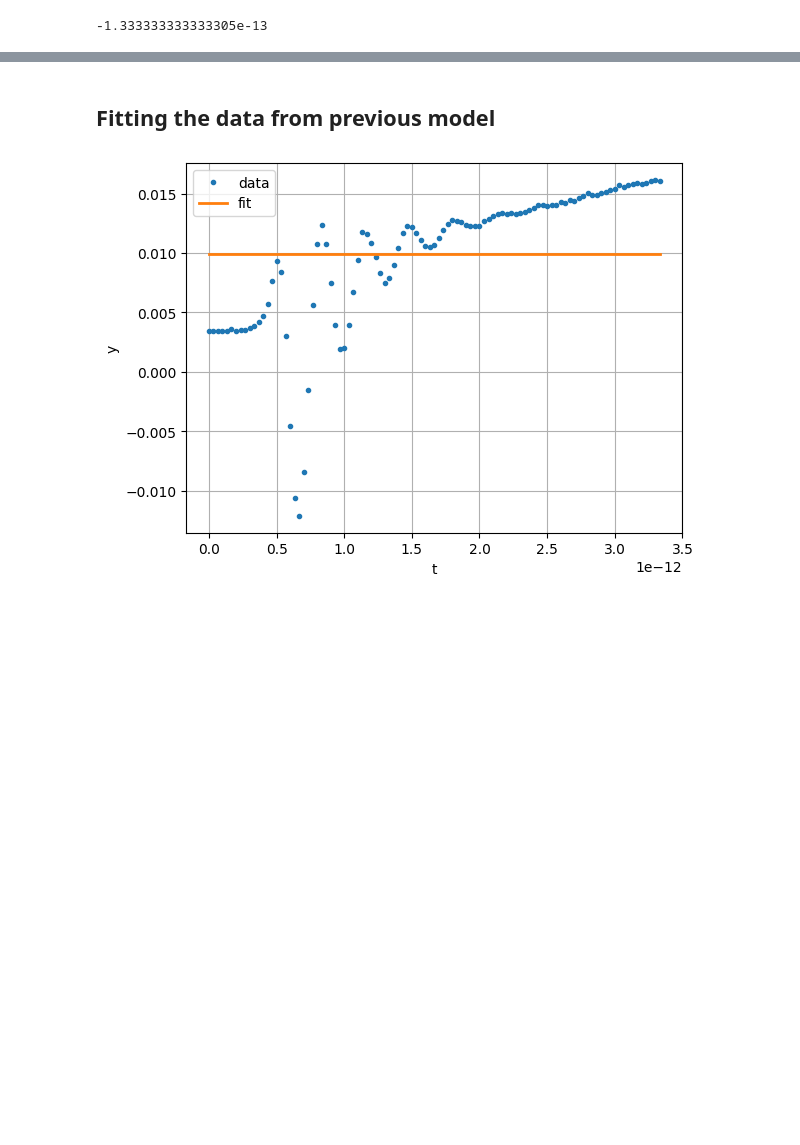
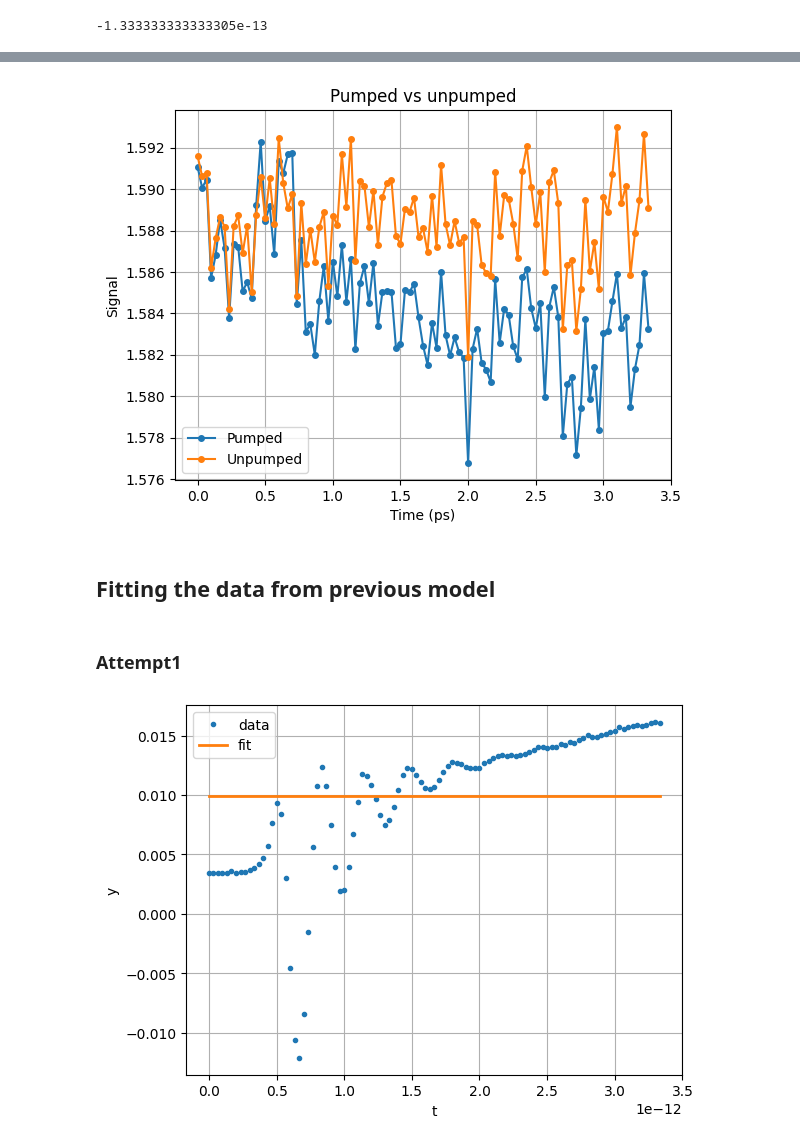
Before and after one commit to VictorC-dot/GeTe_Spectro_Simulation, a Jupyter notebook: Model_2D_Spectro.ipynb, the cells around one changed output, grey strips where cells are left out. Drawn from its saved outputs; the diff is of its cells as text; code cells hidden in the pictures; blank space fills up the shorter version.

```diff
--- a/Model_2D_Spectro.ipynb
+++ b/Model_2D_Spectro.ipynb
@@ -1395,5 +1399,41 @@ plt.show()
+# %%
+### Checking first scan (to know if we should use final_result or s_final_result)
+
+test_key = "20260430_111424"
+df = dfs[test_key]
+
+# Use one position column (assuming all scans share the same positions)
+t = df["time"]*10**12
+
+# Global result and its standard deviation
+y_on = df["value_pumped_diode0_scan1"]
+y_off = df["value_unpumped_diode0_scan1"]
+
+# Create figure
+plt.figure()
+
+# Plot the main curve (line + markers)
+plt.plot(t, y_on, 'o-', markersize=4, label="Pumped")
+plt.plot(t, y_off, 'o-', markersize=4, label="Unpumped")
+
+
+# Labels and title
+plt.xlabel("Time (ps)")
+plt.ylabel("Signal")
+plt.title("Pumped vs unpumped")
+
+# Legend and grid
+plt.legend()
+plt.grid()
+
+# Show plot
+plt.show()
+# %% [output]
+[figure, added]
 # %% [markdown]
 ## Fitting the data from previous model
+# %% [markdown]
+### Attempt1
 # %%
 ### We define an alternative version of a, taking into account the gaussian shape of the pulse, for both 1 and 2 pulses
 
```
Also changed, not shown: parts of 13 cells of this notebook.
